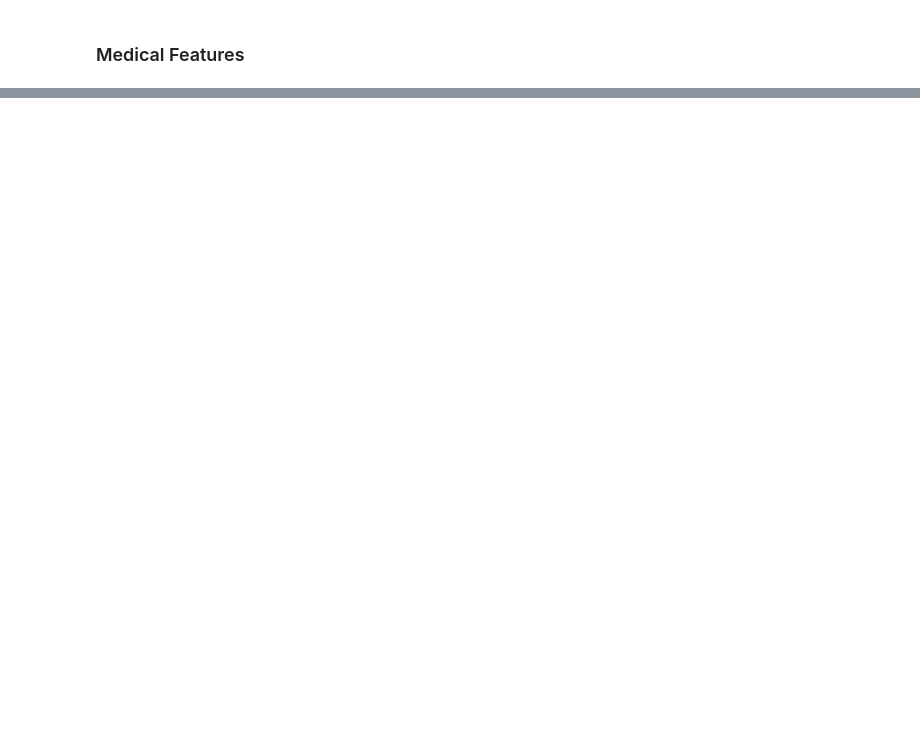
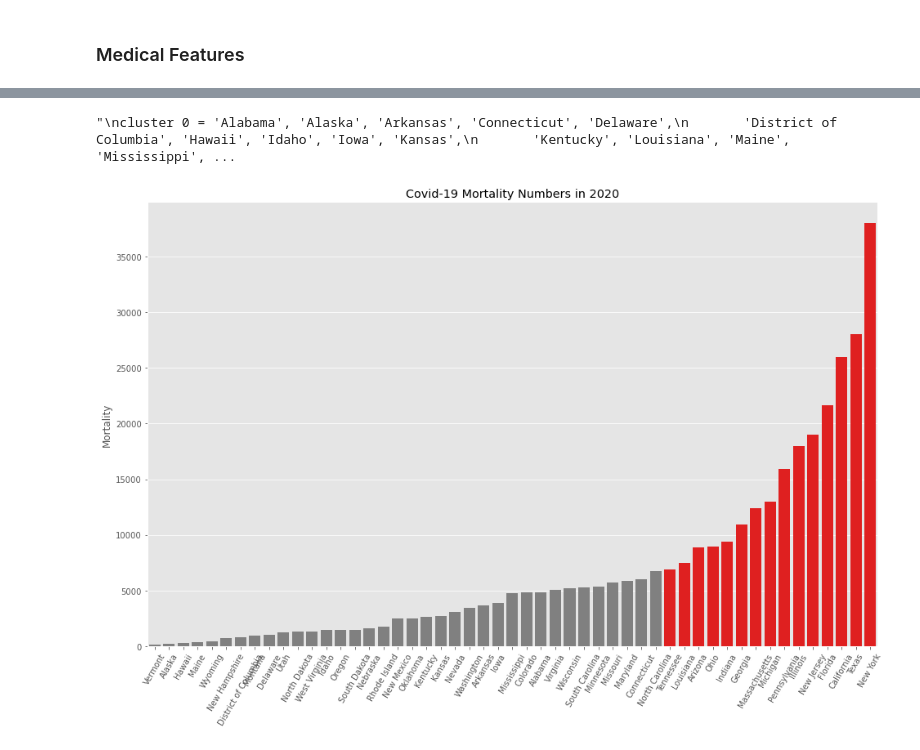
Before and after one commit to mrhartnett10/Covid19-Clustering-Demographic-Analysis-Group-Project, a Jupyter notebook: modeling_evaluation.ipynb, the cells around one changed output, grey strips where cells are left out. Saved outputs shown, nothing was run; the diff lists cells and outputs as text; code cells hidden in the pictures; blank space fills up the shorter version.

```diff
--- a/modeling_evaluation.ipynb
+++ b/modeling_evaluation.ipynb
@@ -504,0 +546,30 @@ See the caveats in the documentation: https://pandas.pydata.org/pandas-docs/stab
+# %%
+'''
+cluster 0 = 'Alabama', 'Alaska', 'Arkansas', 'Connecticut', 'Delaware',
+       'District of Columbia', 'Hawaii', 'Idaho', 'Iowa', 'Kansas',
+       'Kentucky', 'Louisiana', 'Maine', 'Mississippi', 'Montana',
+       'Nebraska', 'Nevada', 'New Hampshire', 'New Mexico',
+       'North Dakota', 'Oklahoma', 'Oregon', 'Rhode Island',
+       'South Carolina', 'South Dakota', 'Utah', 'Vermont',
+       'West Virginia', 'Wyoming'
+
+cluster 1 = 'California', 'Florida', 'New York', 'Texas'
+
+cluster 2 = 'Arizona', 'Colorado', 'Georgia', 'Illinois', 'Indiana',
+       'Maryland', 'Massachusetts', 'Michigan', 'Minnesota', 'Missouri',
+       'New Jersey', 'North Carolina', 'Ohio', 'Pennsylvania',
+       'Tennessee', 'Virginia', 'Washington', 'Wisconsin'
+'''
+# %% [output]
+"\ncluster 0 = 'Alabama', 'Alaska', 'Arkansas', 'Connecticut', 'Delaware',\n       'District of Columbia', 'Hawaii', 'Idaho', 'Iowa', 'Kansas',\n       'Kentucky', 'Louisiana', 'Maine', 'Mississippi', ...
+# %%
+plt.figure(figsize=(16,10))
+
+clrs = ['grey' if (x < dmf.Deaths.mean()) else 'red' for x in dmf['Deaths'].sort_values()]
+sns.barplot(x='Name', y= 'Deaths', data=dmf.sort_values('Deaths'),palette=clrs)
+plt.title('Covid-19 Mortality Numbers in 2020')
+plt.xlabel('')
+plt.ylabel('Mortality')
+plt.xticks(rotation = 60);
+# %% [output]
+[figure, added]
```
Also changed, not shown: parts of 21 cells of this notebook, 1 other file.
